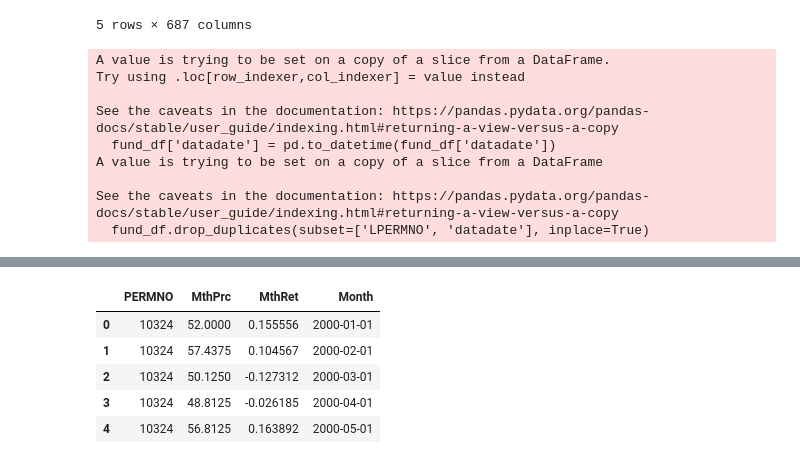
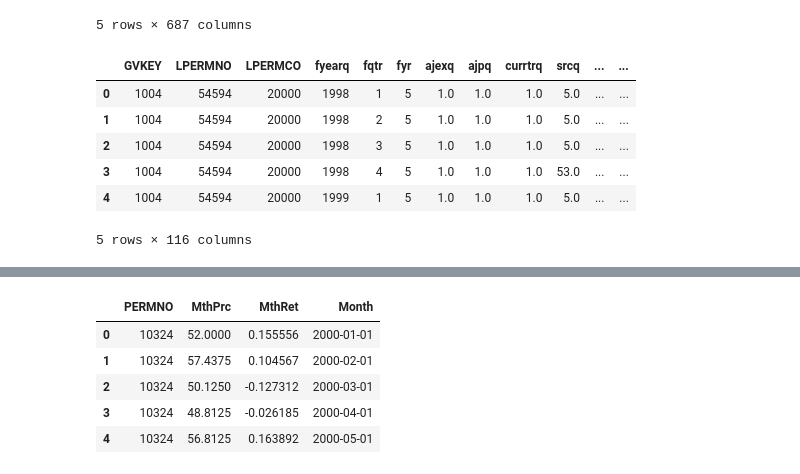
Before and after one commit to yeyechen/HKU-MFIN7034-ML, a Jupyter notebook: coursework_2.ipynb, the cells around one changed output, grey strips where cells are left out. Saved outputs shown, nothing was run; the diff lists cells and outputs as text; code cells hidden in the pictures.

```diff
--- a/coursework_2.ipynb
+++ b/coursework_2.ipynb
@@ -229,61 +268,23 @@ fund_full_df.head()
 | 3 | 1004 | P | 1 | LU | 54594 | 20000 | 1972-04-24 | E | 1999-05-31 | 1998 | ... |
 | 4 | 1004 | P | 1 | LU | 54594 | 20000 | 1972-04-24 | E | 1999-08-31 | 1999 | ... |
 5 rows × 687 columns
-# %%
-factor_lst = [
-    'chq',
-    'dd1q',
-    'dlttq',
-    'drcq',
-    'dvintfq',
-    'epsfi12',
-    'esubq',
-    'lctq',
-    'lltq',
-    'oiadpq',
-    'capxy',
-    'actq',
-    'capr3q',
-    'cheq',
-    'ceqq',
-    'derlcq',
-    'derlltq',
-    'dlcq',
-    'finrevq',
-    'finnpq',
-    'finreccq',
-    'invtq',
-    'ivaeqq',
-    'niq',
-    'npq',
-    'niitq',
-    'nopiq',
-    'oeps12',
-    'oepsxq',
-    'opepsq',
-    'piq',
-    'revtq',
-    'saleq',
-    'tieq',
-    'tiiq',
-    'tstkq',
-    'uinvq',
-    'wcapq',
-    'amcy',
-    'dvy',
-    'glcedy',
-    'prccq'
-]
-fund_df = fund_full_df[['LPERMNO', 'datadate'] + factor_lst]
-fund_df['datadate'] = pd.to_datetime(fund_df['datadate'])
-fund_df.drop_duplicates(subset=['LPERMNO', 'datadate'], inplace=True)
-# %% [output]
-A value is trying to be set on a copy of a slice from a DataFrame.
-Try using .loc[row_indexer,col_indexer] = value instead
-
-See the caveats in the documentation: https://pandas.pydata.org/pandas-docs/stable/user_guide/indexing.html#returning-a-view-versus-a-copy
-  fund_df['datadate'] = pd.to_datetime(fund_df['datadate'])
-A value is trying to be set on a copy of a slice from a DataFrame
-
-See the caveats in the documentation: https://pandas.pydata.org/pandas-docs/stable/user_guide/indexing.html#returning-a-view-versus-a-copy
-  fund_df.drop_duplicates(subset=['LPERMNO', 'datadate'], inplace=True)
+# %%
+# drop columns with more than 15% missing values
+threshold = 0.15
+null_percentage = fund_full_df.isnull().sum() / len(fund_full_df)
+columns_to_drop = null_percentage[null_percentage > threshold].index
+fund_df = fund_full_df.drop(columns=columns_to_drop)
+
+# drop columns that are not numeric except LPERMNO and datadate
+numeric_cols = fund_df.select_dtypes(include=['number']).columns.tolist()
+numeric_cols.append('datadate')
+fund_df = fund_df[numeric_cols]
+fund_df.head()
+# %% [output]
+|  | GVKEY | LPERMNO | LPERMCO | fyearq | fqtr | fyr | ajexq | ajpq | currtrq | srcq | ... | ... |
+| 0 | 1004 | 54594 | 20000 | 1998 | 1 | 5 | 1.0 | 1.0 | 1.0 | 5.0 | ... | ... |
+| 1 | 1004 | 54594 | 20000 | 1998 | 2 | 5 | 1.0 | 1.0 | 1.0 | 5.0 | ... | ... |
+| 2 | 1004 | 54594 | 20000 | 1998 | 3 | 5 | 1.0 | 1.0 | 1.0 | 5.0 | ... | ... |
+| 3 | 1004 | 54594 | 20000 | 1998 | 4 | 5 | 1.0 | 1.0 | 1.0 | 53.0 | ... | ... |
+| 4 | 1004 | 54594 | 20000 | 1999 | 1 | 5 | 1.0 | 1.0 | 1.0 | 5.0 | ... | ... |
+5 rows × 116 columns
```
Also changed, not shown: parts of 16 cells of this notebook.
